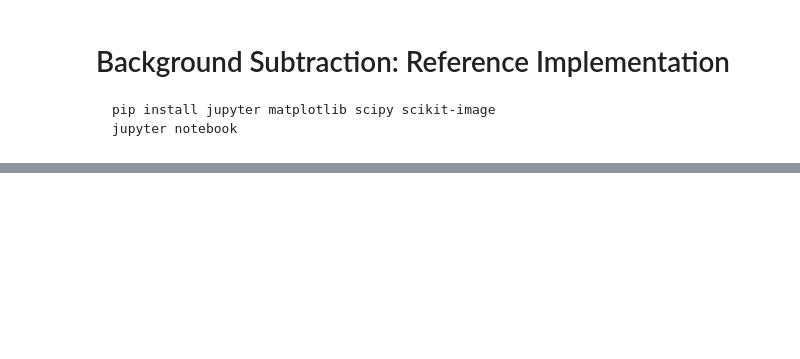
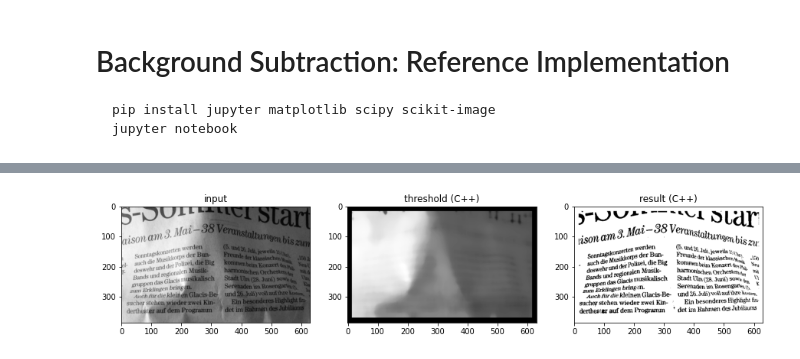
Before and after one commit to goto40/mdsd, a Jupyter notebook: examples/image_tool/my_image_lib/ref/BackgroundSubtraction.ipynb, the cells around one changed output, grey strips where cells are left out. Saved outputs shown, nothing was run; the diff lists cells and outputs as text; code cells hidden in the pictures; blank space fills up the shorter version.

```diff
--- a/examples/image_tool/my_image_lib/ref/BackgroundSubtraction.ipynb
+++ b/examples/image_tool/my_image_lib/ref/BackgroundSubtraction.ipynb
@@ -49,0 +56,28 @@ imshow(ref_res.result.pixel, cm.gray);
+# %%
+from mdsd.item.io import copy
+from my_image_lib_swig import GrayImage as SwigGrayImage
+from my_image_lib_swig import BackgroundSubtractionResults as SwigBackgroundSubtractionResults
+from my_image_lib_swig import AlgoBackgroundSubtraction as SwigAlgoBackgroundSubtraction
+swig_inp = SwigGrayImage()
+swig_res = SwigBackgroundSubtractionResults()
+res = BackgroundSubtractionResults()
+copy(inp, swig_inp)
+swig_algo = SwigAlgoBackgroundSubtraction.create()
+swig_algo.compute(swig_inp, swig_res)
+copy(swig_res, res)
+
+figure(figsize=[15,5])
+
+subplot(1,3,1)
+title("input")
+imshow(inp.pixel, cm.gray)
+
+subplot(1,3,2)
+title("threshold (C++)")
+imshow(res.threshold.pixel, cm.gray)
+
+subplot(1,3,3)
+title("result (C++)")
+imshow(res.result.pixel, cm.gray);
+# %% [output]
+[figure, added]
```
Also changed, not shown: parts of 3 cells of this notebook, 2 other files.
